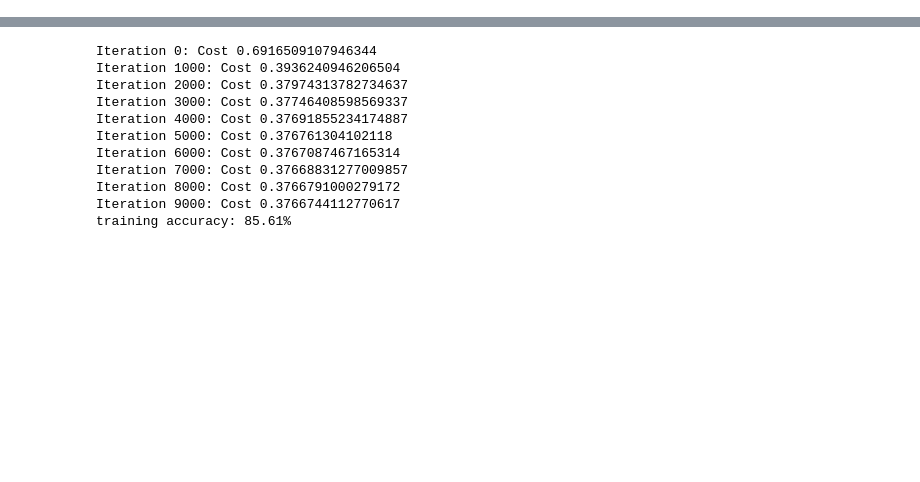
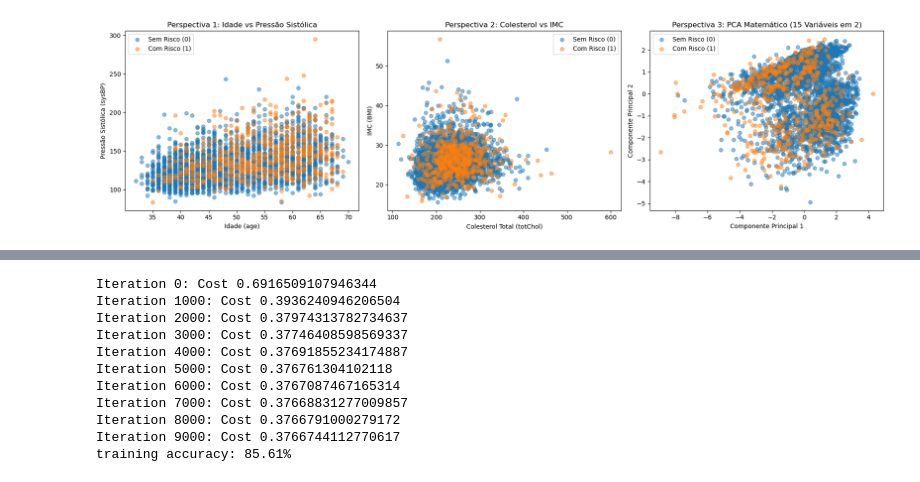
Before and after one commit to Aly-Filho/ml1-assignment, a Jupyter notebook: logistic_test_framingham.ipynb, the cells around one changed output, grey strips where cells are left out. Drawn from its saved outputs; the diff is of its cells as text; code cells hidden in the pictures; blank space fills up the shorter version.

```diff
--- a/logistic_test_framingham.ipynb
+++ b/logistic_test_framingham.ipynb
@@ -2,6 +2,63 @@
 import numpy as np
 import pandas as pd
 import matplotlib.pyplot as plt
+# %%
+# 1. Carregar os dados reais
+df = pd.read_csv('framingham.csv').dropna()
+y = df['TenYearCHD'].values
+X = df.drop('TenYearCHD', axis=1).values
+
+# Criar a figura com 3 subplots
+fig, axes = plt.subplots(1, 3, figsize=(18, 5))
+
+# --- Gráfico 1: Idade vs Pressão Sistólica ---
+axes[0].scatter(df[df['TenYearCHD']==0]['age'], df[df['TenYearCHD']==0]['sysBP'], label='Sem Risco (0)', alpha=0.5, color='#1f77b4')
+axes[0].scatter(df[df['TenYearCHD']==1]['age'], df[df['TenYearCHD']==1]['sysBP'], label='Com Risco (1)', alpha=0.5, color='#ff7f0e')
+axes[0].set_title('Perspect' \
+'iva 1: Idade vs Pressão Sistólica')
+axes[0].set_xlabel('Idade (age)')
+axes[0].set_ylabel('Pressão Sistólica (sysBP)')
+axes[0].legend()
+
+# --- Gráfico 2: Colesterol vs IMC (BMI) ---
+axes[1].scatter(df[df['TenYearCHD']==0]['totChol'], df[df['TenYearCHD']==0]['BMI'], label='Sem Risco (0)', alpha=0.5, color='#1f77b4')
+axes[1].scatter(df[df['TenYearCHD']==1]['totChol'], df[df['TenYearCHD']==1]['BMI'], label='Com Risco (1)', alpha=0.5, color='#ff7f0e')
+axes[1].set_title('Perspectiva 2: Colesterol vs IMC')
+axes[1].set_xlabel('Colesterol Total (totChol)')
+axes[1].set_ylabel('IMC (BMI)')
+axes[1].legend()
+
+# --- Gráfico 3: PCA "Na Unha" (100% NumPy, sem sklearn) ---
+# A) Padronização (Z-score)
+mu = np.mean(X, axis=0)
+sigma = np.std(X, axis=0)
+X_scaled = (X - mu) / sigma
+
+# B) Calcular a Matriz de Covariância
+cov_matrix = np.cov(X_scaled, rowvar=False)
+
+# C) Calcular Autovalores e Autovetores (Eigenvalues & Eigenvectors)
+eigenvalues, eigenvectors = np.linalg.eigh(cov_matrix)
+
+# D) Ordenar em ordem decrescente e pegar os 2 principais (os que mais explicam os dados)
+sorted_index = np.argsort(eigenvalues)[::-1]
+top_2_eigenvectors = eigenvectors[:, sorted_index][:, 0:2]
+
+# E) Multiplicar os dados originais pelos vetores para criar os 2 Eixos do PCA
+X_pca = np.dot(X_scaled, top_2_eigenvectors)
+
+# Plotar o PCA
+axes[2].scatter(X_pca[y==0, 0], X_pca[y==0, 1], label='Sem Risco (0)', alpha=0.5, color='#1f77b4')
+axes[2].scatter(X_pca[y==1, 0], X_pca[y==1, 1], label='Com Risco (1)', alpha=0.5, color='#ff7f0e')
+axes[2].set_title('Perspectiva 3: PCA Matemático (15 Variáveis em 2)')
+axes[2].set_xlabel('Componente Principal 1')
+axes[2].set_ylabel('Componente Principal 2')
+axes[2].legend()
+
+plt.tight_layout()
+plt.show()
+# %% [output]
+[figure, new version]
 # %%
 df = pd.read_csv('framingham.csv')
 df = df.dropna() #Remover linhas com valores nulos.
```
Also changed, not shown: parts of 1 cell of this notebook, 20 other files.
